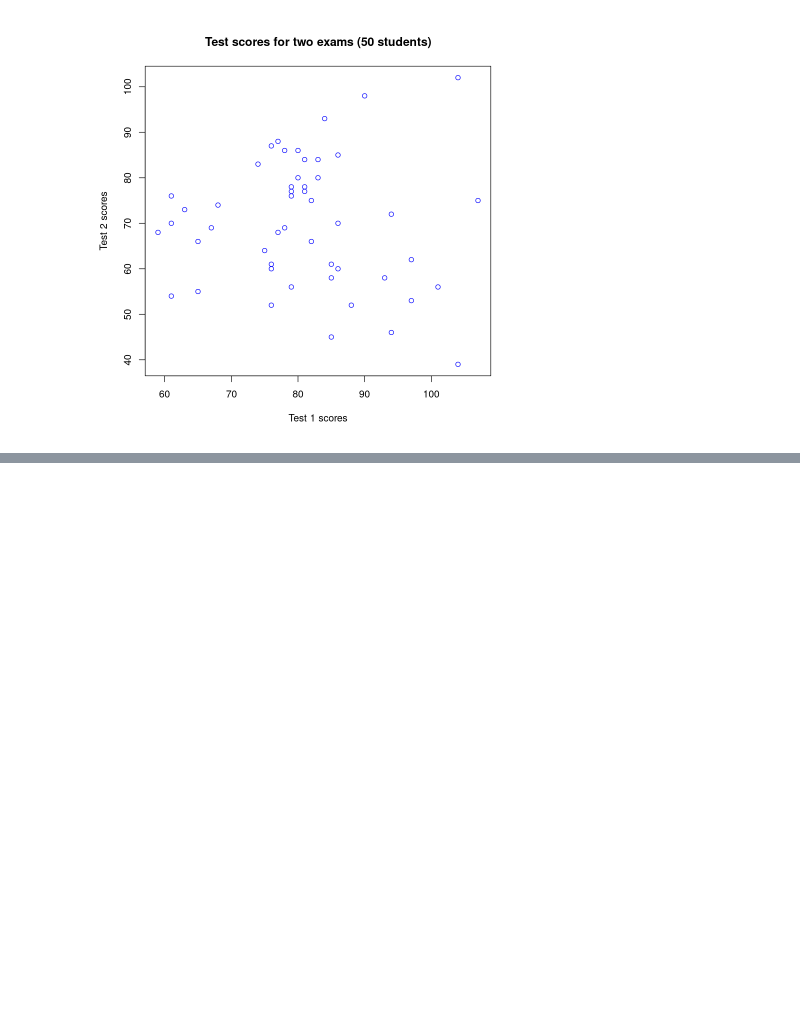
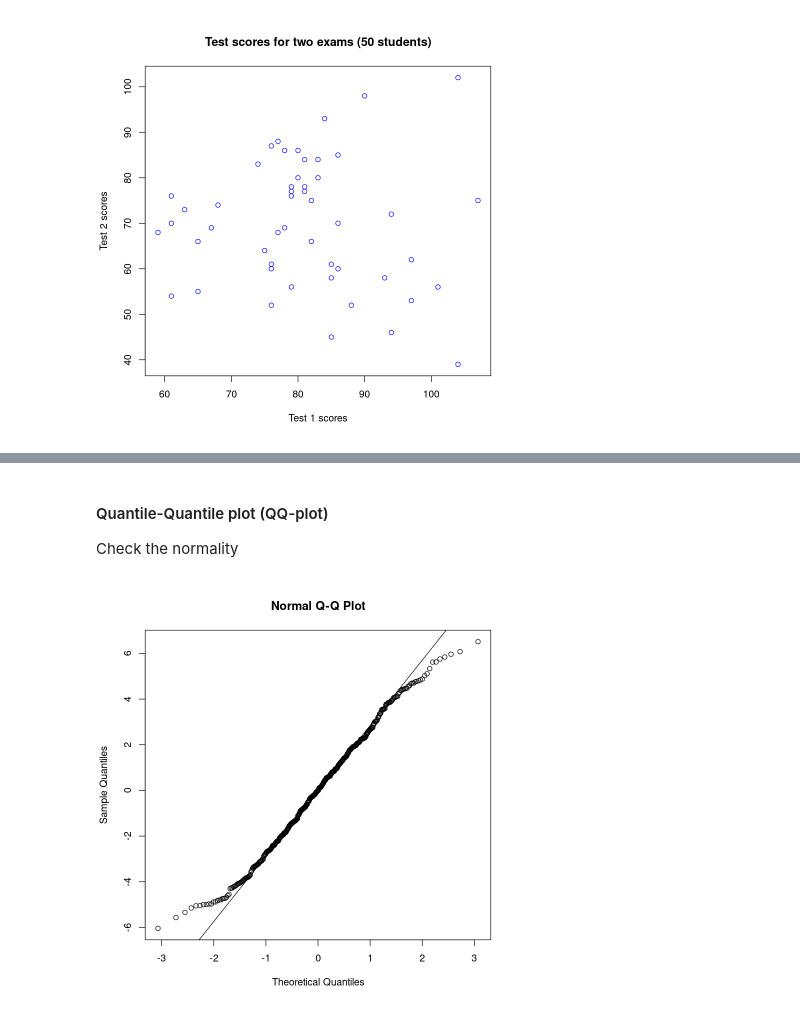
Before and after one commit to anilkunwar/coursera, a Jupyter notebook: SUNY_Practical_Time_Series_Analysis/Basic-statistics.ipynb, the cells around one changed output, grey strips where cells are left out. Saved outputs shown, nothing was run; the diff lists cells and outputs as text; code cells hidden in the pictures; blank space fills up the shorter version.

```diff
--- a/SUNY_Practical_Time_Series_Analysis/Basic-statistics.ipynb
+++ b/SUNY_Practical_Time_Series_Analysis/Basic-statistics.ipynb
@@ -137,0 +222,9 @@ plot(Test_2_scores~Test_1_scores, main='Test scores for two exams (50 students)'
+# %% [markdown]
+#### Quantile-Quantile plot (QQ-plot)
+
+Check the normality
+# %%
+qqnorm(co2.residuals)
+qqline(co2.residuals)
+# %% [output]
+[figure, added]
```
Also changed, not shown: parts of 18 cells of this notebook.
